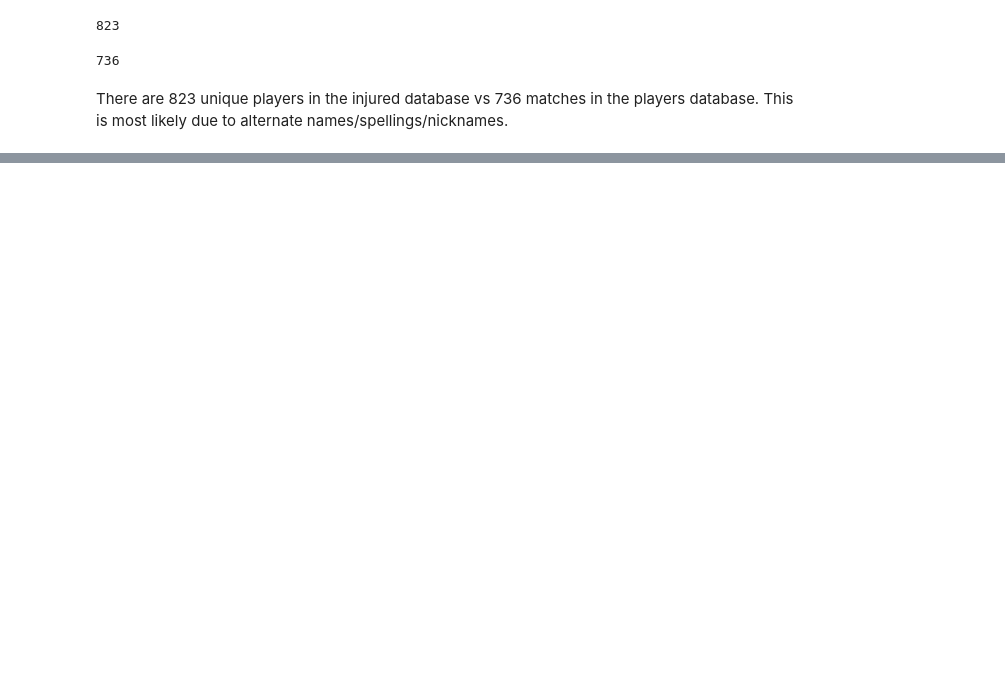
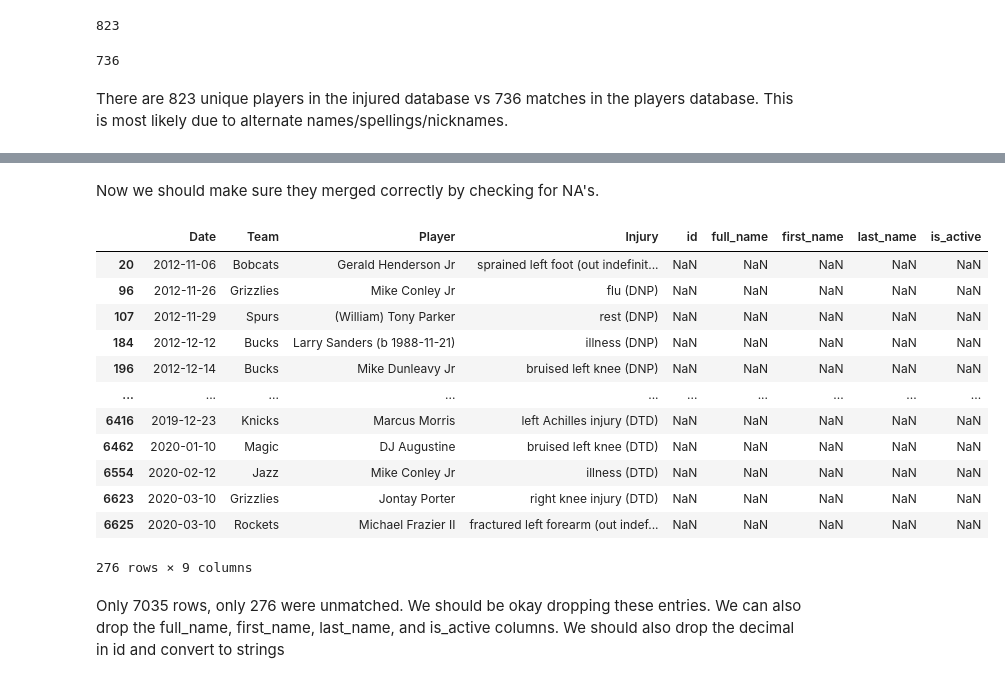
Before and after one commit to joongsim/nba-injuries, a Jupyter notebook: injury_prediction.ipynb, the cells around one changed output, grey strips where cells are left out. Cells and saved outputs as stored; diff of their text form; code cells hidden in the pictures; blank space fills up the shorter version.

```diff
--- a/injury_prediction.ipynb
+++ b/injury_prediction.ipynb
@@ -119,0 +187,21 @@ array(['Alex Abrines', 'Quincy Acy', 'Jaylen Adams', 'Jordan Adams',
+# %% [markdown]
+Now we should make sure they merged correctly by checking for NA's.
+# %%
+unmerged = merged_df[merged_df.isna().any(axis=1)]
+unmerged
+# %% [output]
+|  | Date | Team | Player | Injury | id | full_name | first_name | last_name | is_active |
+| 20 | 2012-11-06 | Bobcats | Gerald Henderson Jr | sprained left foot (out indefinit... | NaN | NaN | NaN | NaN | NaN |
+| 96 | 2012-11-26 | Grizzlies | Mike Conley Jr | flu (DNP) | NaN | NaN | NaN | NaN | NaN |
+| 107 | 2012-11-29 | Spurs | (William) Tony Parker | rest (DNP) | NaN | NaN | NaN | NaN | NaN |
+| 184 | 2012-12-12 | Bucks | Larry Sanders (b 1988-11-21) | illness (DNP) | NaN | NaN | NaN | NaN | NaN |
+| 196 | 2012-12-14 | Bucks | Mike Dunleavy Jr | bruised left knee (DNP) | NaN | NaN | NaN | NaN | NaN |
+| ... | ... | ... | ... | ... | ... | ... | ... | ... | ... |
+| 6416 | 2019-12-23 | Knicks | Marcus Morris | left Achilles injury (DTD) | NaN | NaN | NaN | NaN | NaN |
+| 6462 | 2020-01-10 | Magic | DJ Augustine | bruised left knee (DTD) | NaN | NaN | NaN | NaN | NaN |
+| 6554 | 2020-02-12 | Jazz | Mike Conley Jr | illness (DTD) | NaN | NaN | NaN | NaN | NaN |
+| 6623 | 2020-03-10 | Grizzlies | Jontay Porter | right knee injury (DTD) | NaN | NaN | NaN | NaN | NaN |
+| 6625 | 2020-03-10 | Rockets | Michael Frazier II | fractured left forearm (out indef... | NaN | NaN | NaN | NaN | NaN |
+276 rows × 9 columns
+# %% [markdown]
+Only 7035 rows, only 276 were unmatched. We should be okay dropping these entries. We can also drop the full_name, first_name, last_name, and is_active columns. We should also drop the decimal in id and convert to strings
```
Also changed, not shown: parts of 23 cells of this notebook.
